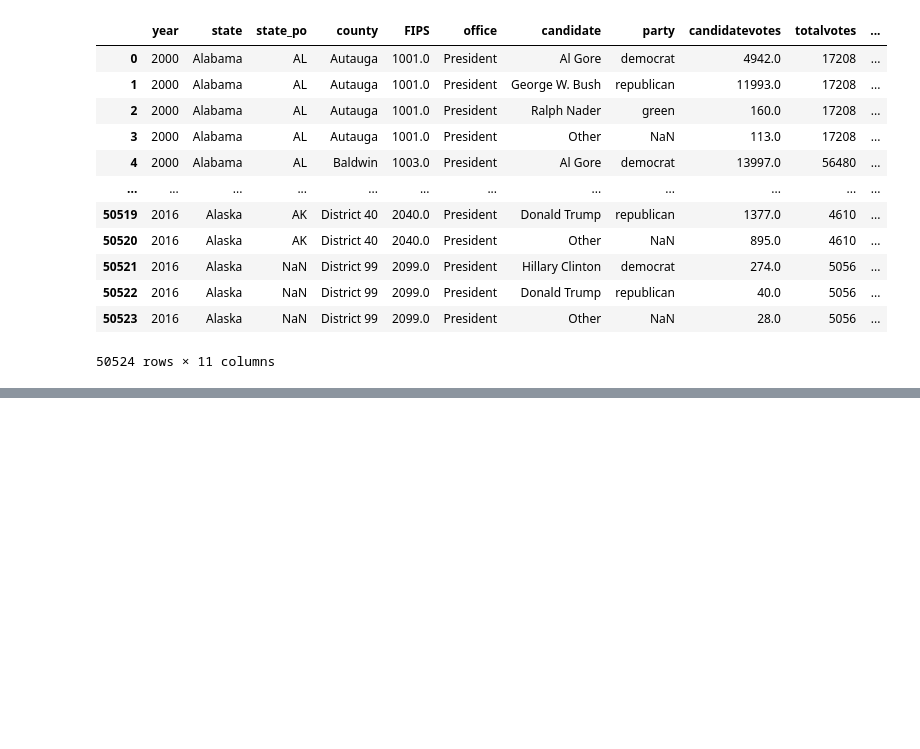
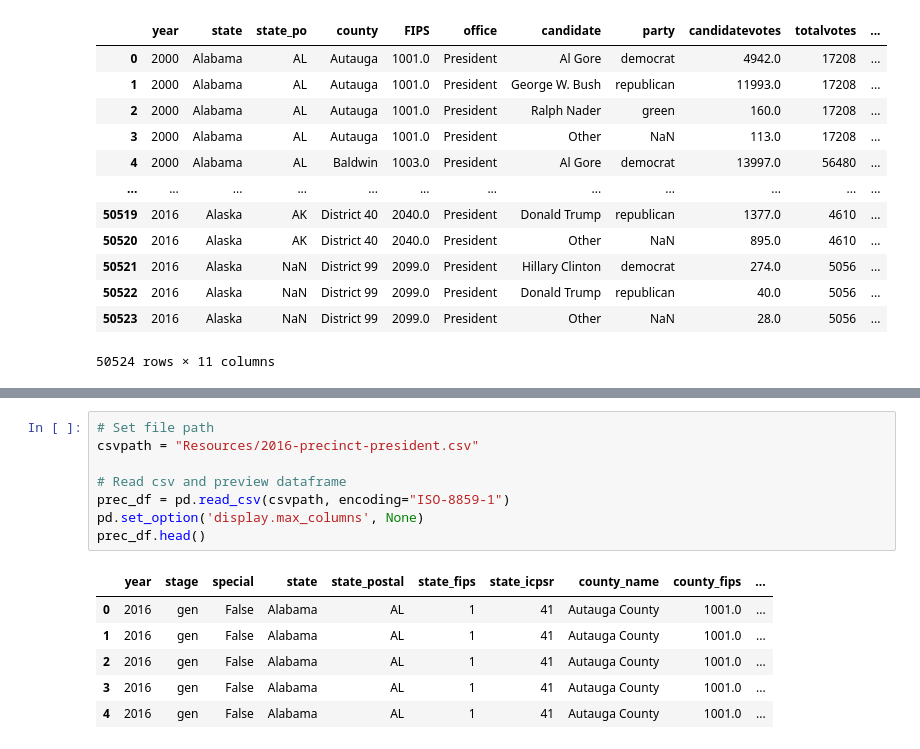
Before and after one commit to VallieTracy/Pres-Election-Partisan-Breakdown, a Jupyter notebook: mak_testing.ipynb, the cells around one changed output, grey strips where cells are left out. Cells and saved outputs as stored; diff of their text form; blank space fills up the shorter version.

```diff
--- a/mak_testing.ipynb
+++ b/mak_testing.ipynb
@@ -37,0 +24,15 @@ df2016
+# %%
+# Set file path
+csvpath = "Resources/2016-precinct-president.csv"
+
+# Read csv and preview dataframe
+prec_df = pd.read_csv(csvpath, encoding="ISO-8859-1")
+pd.set_option('display.max_columns', None)
+prec_df.head()
+# %% [output]
+|  | year | stage | special | state | state_postal | state_fips | state_icpsr | county_name | county_fips | ... |
+| 0 | 2016 | gen | False | Alabama | AL | 1 | 41 | Autauga County | 1001.0 | ... |
+| 1 | 2016 | gen | False | Alabama | AL | 1 | 41 | Autauga County | 1001.0 | ... |
+| 2 | 2016 | gen | False | Alabama | AL | 1 | 41 | Autauga County | 1001.0 | ... |
+| 3 | 2016 | gen | False | Alabama | AL | 1 | 41 | Autauga County | 1001.0 | ... |
+| 4 | 2016 | gen | False | Alabama | AL | 1 | 41 | Autauga County | 1001.0 | ... |
```
Also changed, not shown: parts of 7 cells of this notebook, 4 other files.
